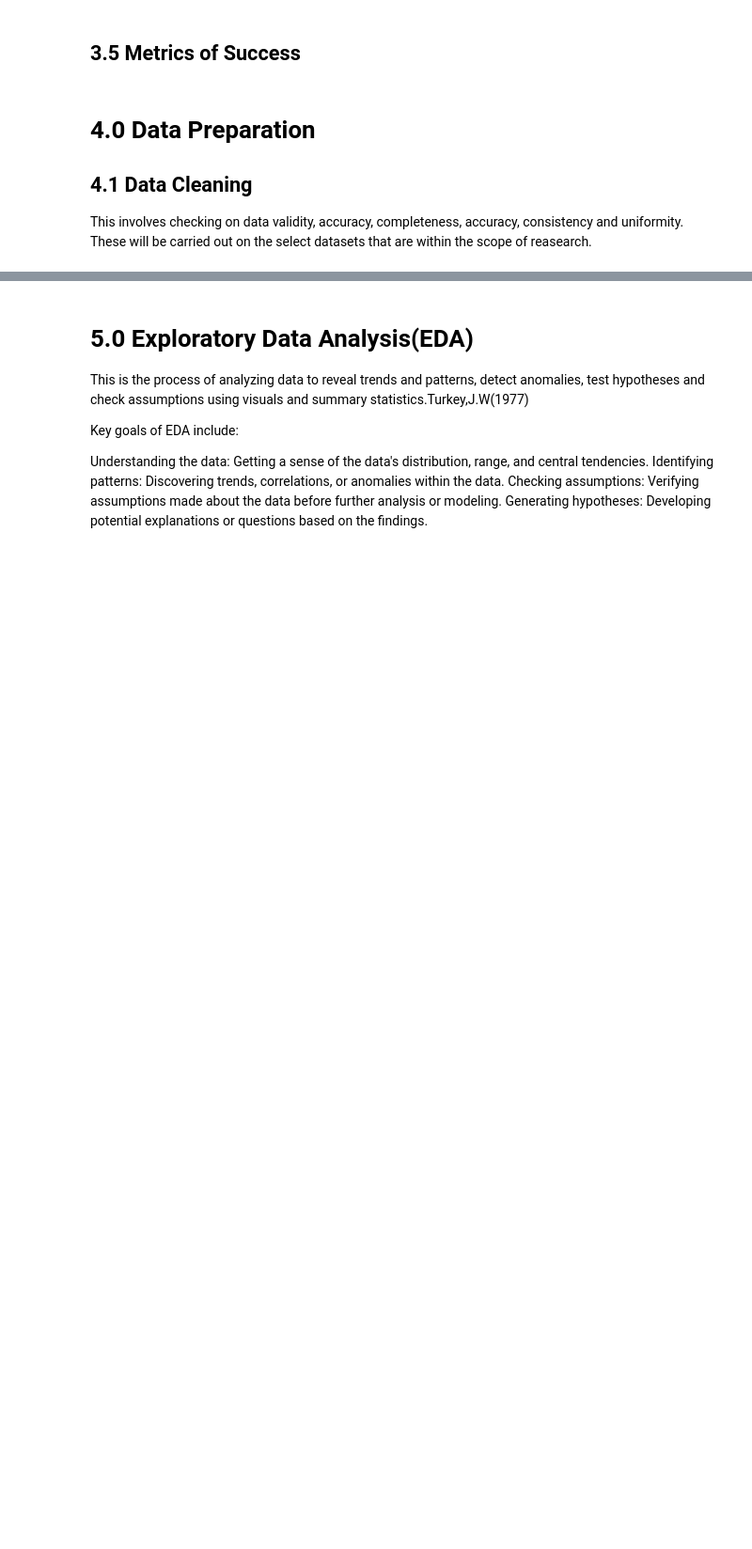
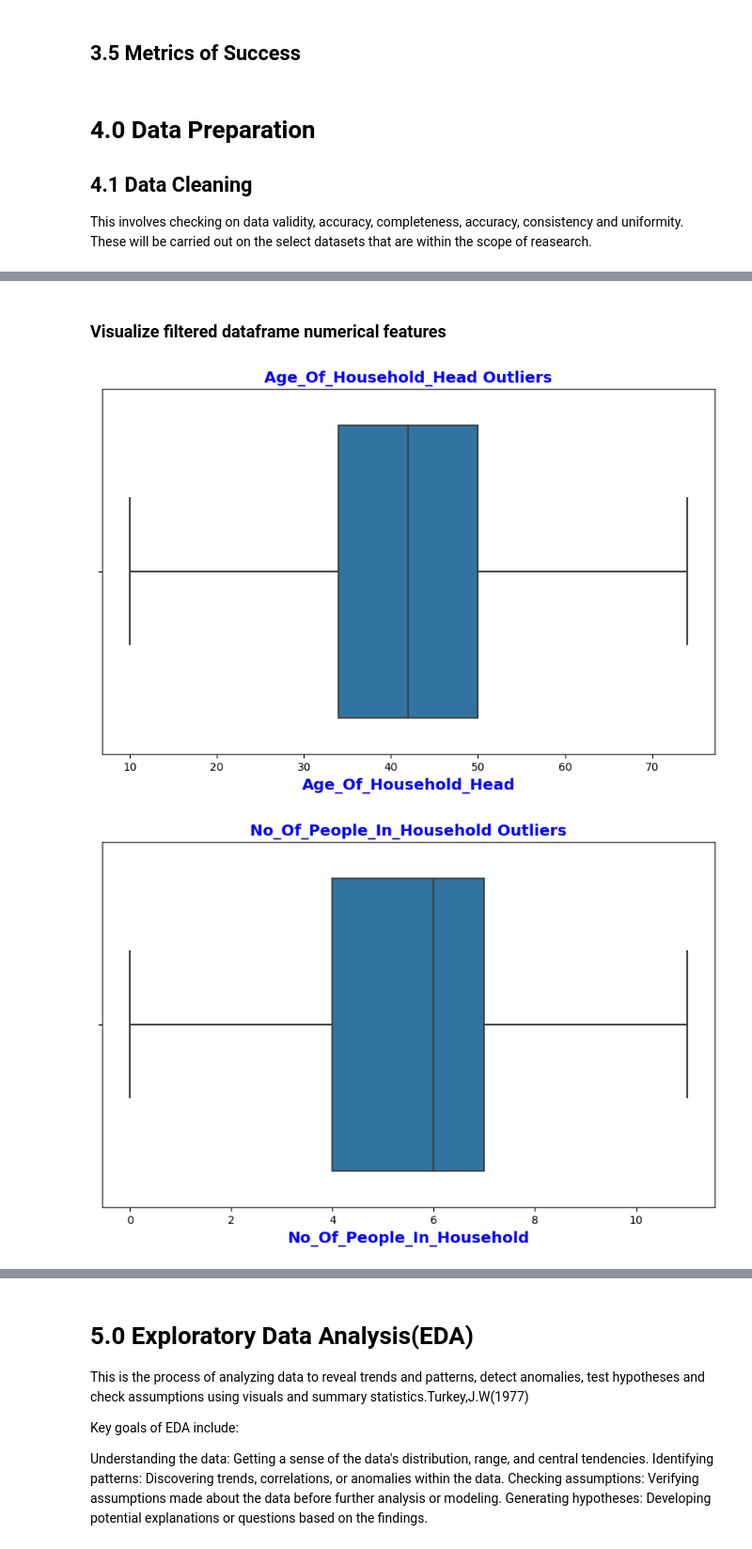
Before and after one commit to RichieRicky/DSF-PT08P5-GROUP5_CAPSTONE-PROJECT, a Jupyter notebook: FELIX_LIMO.ipynb, the cells around one changed output, grey strips where cells are left out. Shown at 94% size. Cells and saved outputs as stored; diff of their text form; code cells hidden in the pictures; blank space fills up the shorter version.

```diff
--- a/FELIX_LIMO.ipynb
+++ b/FELIX_LIMO.ipynb
@@ -78,0 +267,23 @@ This involves checking on data validity, accuracy, completeness, accuracy, consi
+# %%
+#Function to filter outliers in numerical features  and replace with median
+def filter_outliers(df):
+
+    for column in df.select_dtypes(include=[np.number]).columns:
+
+        #calculate quantiles(1st and 3rd) and interquarterly range
+        Q1 = np.quantile(df[column], 0.25)
+        Q3 = np.quantile(df[column], 0.75)
+        IQR = Q3 - Q1
+        #Lower and upper limits
+        lower_limit = Q1 - 1.5*IQR
+        upper_limit = Q3 + 1.5*IQR
+
+        #Meadian value
+        median_value = df[column].median()
+
+        #Replace outliers
+        df[column] = df[column].apply(lambda x: median_value if x < lower_limit or x > upper_limit else x)
+
+    return df
+# %%
+filtered_df = filter_outliers(df_imputed)
@@ -78,0 +305,22 @@ This involves checking on data validity, accuracy, completeness, accuracy, consi
+# %% [markdown]
+### Visualize filtered dataframe numerical features
+# %%
+# Check for outliers using boxplot visuals
+numerical_features = filtered_df.select_dtypes(include=['number']).columns
+
+# Loop through each numerical feature to create a boxplot
+for feature in numerical_features:
+    plt.figure(figsize = (10, 6))
+
+    # Create the boxplot for the feature
+    sns.boxplot(x = filtered_df[feature])
+
+    # Set the title and axis labels
+    plt.title(f'{feature} Outliers'.title(), size=14, color='blue', weight='bold')
+    plt.xlabel(feature.title(), size=14, color='blue', weight='bold')
+
+    # Show the plot
+    plt.show()
+# %% [output]
+[figure, added]
+[figure, added]
```
Also changed, not shown: parts of 64 cells of this notebook, 44 other files.
